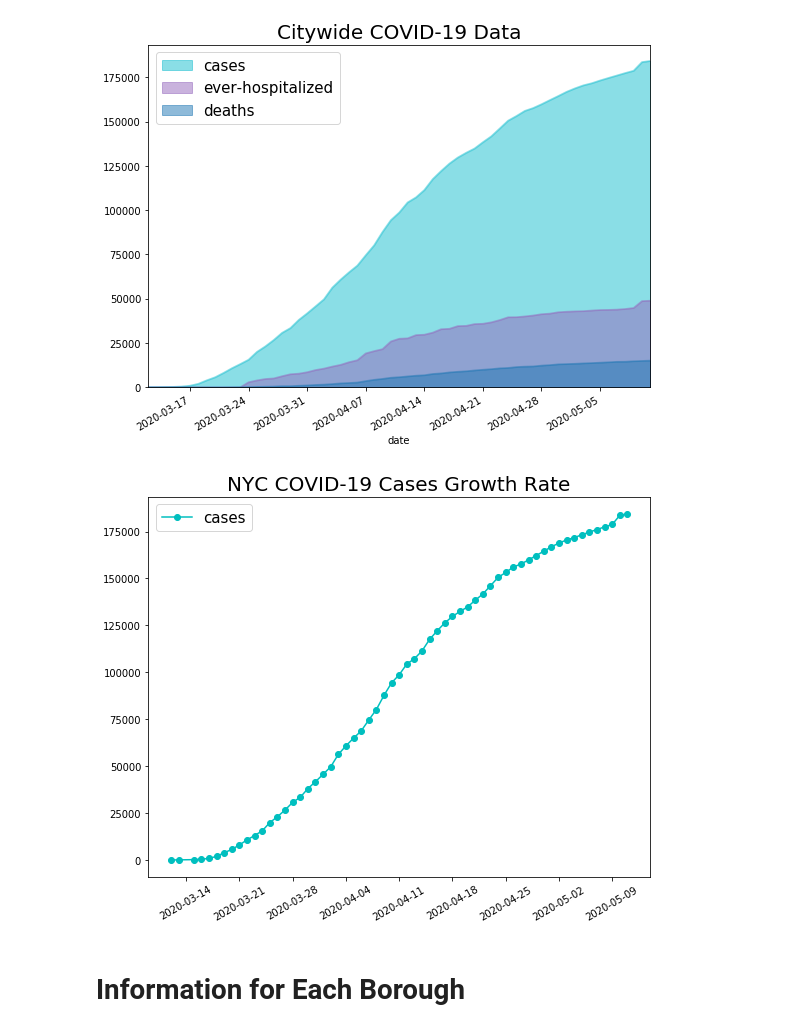
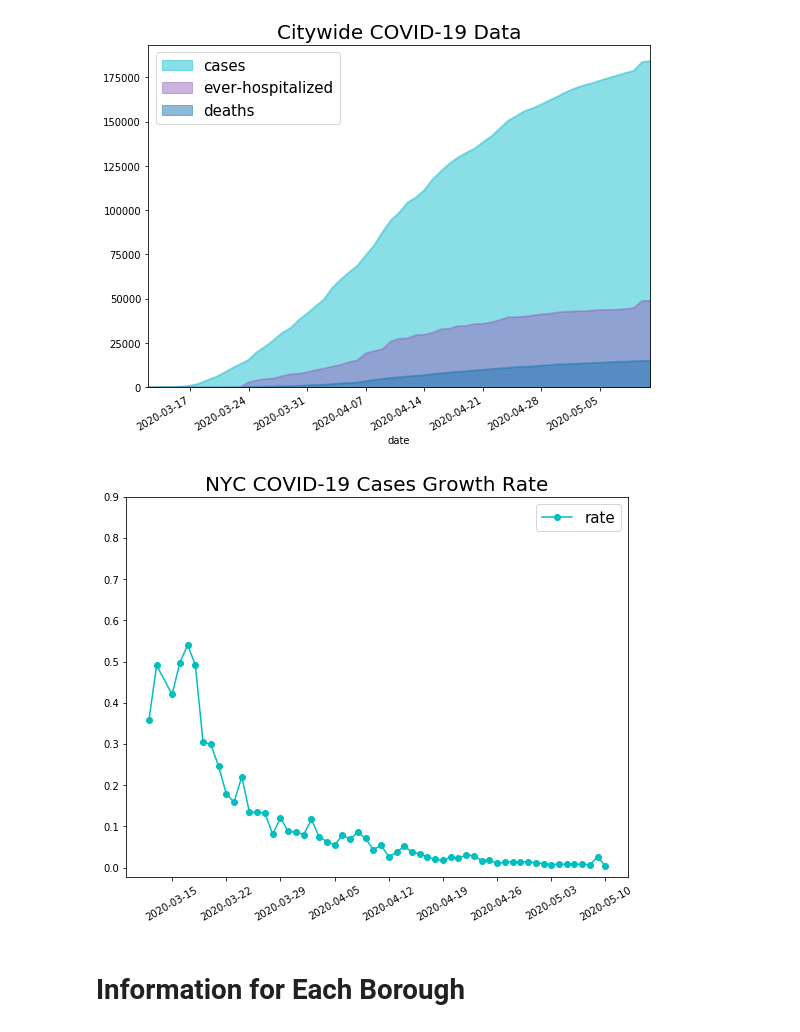
Before and after one commit to ArcZz/Nyc_Cov19_project, a Jupyter notebook: Part_1.ipynb, the cells around one changed output. Saved outputs shown, nothing was run; the diff lists cells and outputs as text; code cells hidden in the pictures.

```diff
--- a/Part_1.ipynb
+++ b/Part_1.ipynb
@@ -142,16 +142,17 @@ regionPlot (nycAllData, region)
 # %%
 nycChange = nycAllData[["date","cases"]]
 nycChange["rate"] = (nycChange["cases"].shift(-1) - nycChange["cases"]) / nycChange["cases"].shift(-1)
-nycChange["rate"] = nycChange["rate"].apply(lambda x: '%.2f%%' % (x*100))
+#nycChange["rate"] = nycChange["rate"].apply(lambda x: '%.2f%%' % (x*100))
 
-plt.plot("date", "cases", data = nycChange, marker = "o", color = "c")
+plt.plot("date", "rate", data = nycChange, marker = "o", color = "c")
 plt.title("NYC COVID-19 Cases Growth Rate",fontsize = 20)
 plt.xticks(rotation = 30)
+plt.yticks(np.arange(0, 1, 0.1))
 plt.rcParams["figure.figsize"] = (9,7)
 plt.legend(prop = {"size":15})
 plt.show()
 # %% [output]
-[figure, old version]
+[figure, new version]
 # %% [markdown]
 # Information for Each Borough
 # %%
```
Also changed, not shown: parts of 2 cells of this notebook, 5 other files.
